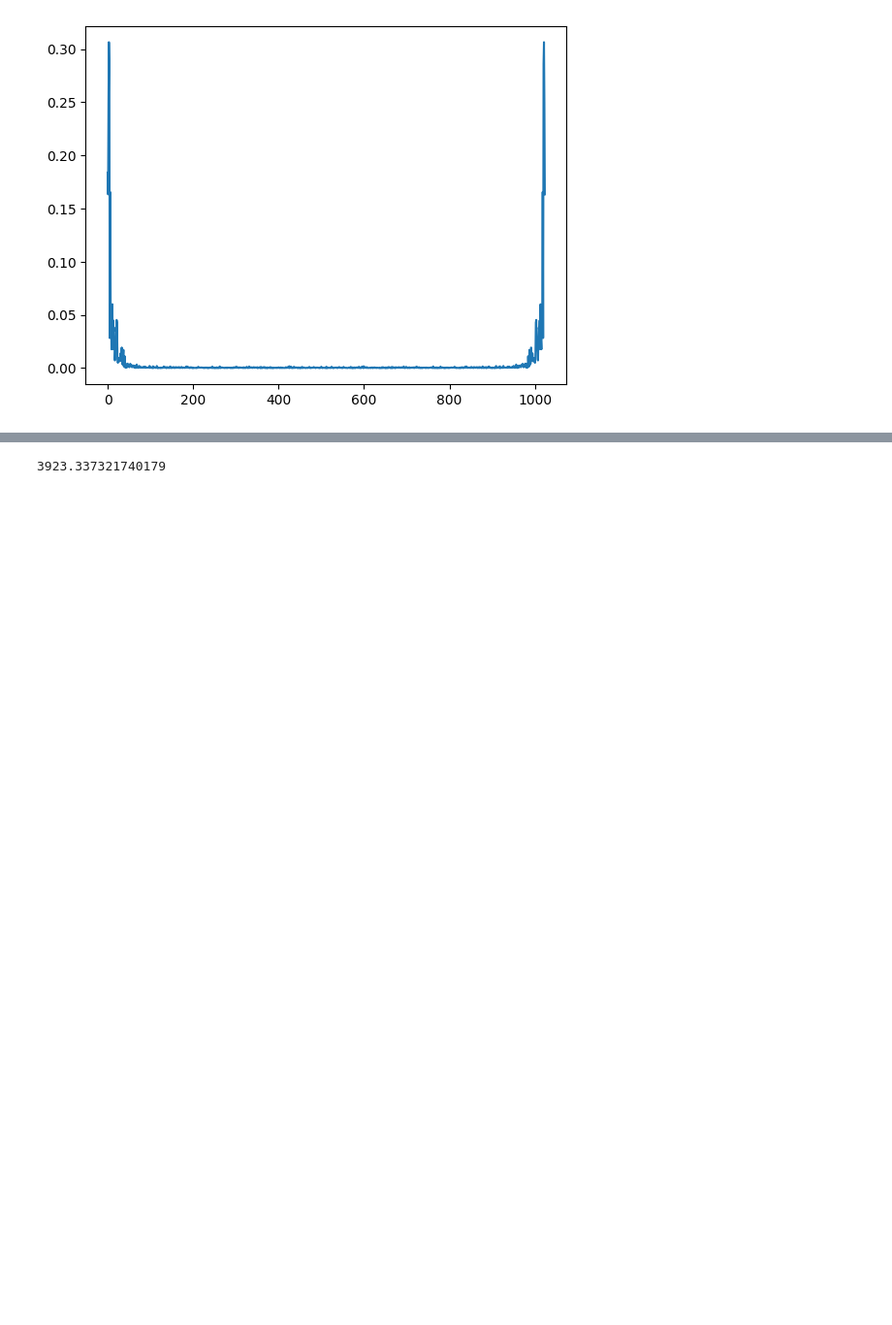
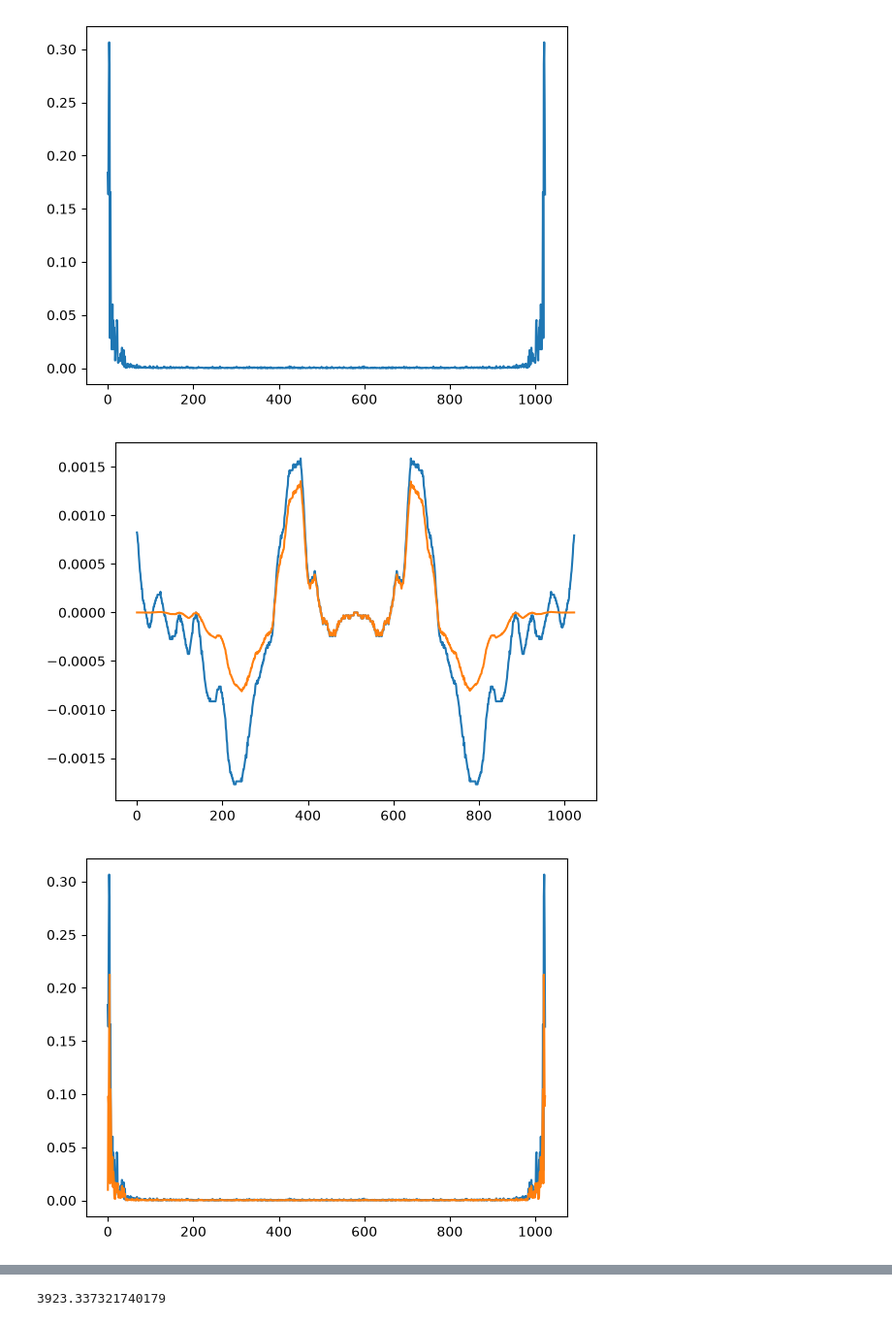
Before and after one commit to khaczkiewicz/instrument-recognition-project, a Jupyter notebook: mel_spectrogram.ipynb, the cells around one changed output, grey strips where cells are left out. Shown at 97% size. Cells and saved outputs as stored; diff of their text form; code cells hidden in the pictures; blank space fills up the shorter version.

```diff
--- a/mel_spectrogram.ipynb
+++ b/mel_spectrogram.ipynb
@@ -499,6 +436,22 @@ plt.show()
 # %% [output]
 [figure]
 [figure]
+# %%
+raw = sliced_audio[0]
+hanned = hanned_frames[0]
+
+plt.plot(raw)
+plt.plot(hanned)
+plt.show()
+
+dft_no_hann = np.abs(DFT(raw))
+dft_hann = np.abs(DFT(hanned))
+plt.plot(dft_no_hann)
+plt.plot(dft_hann)
+plt.show()
+# %% [output]
+[figure, added]
+[figure, added]
 # %% [markdown]
 ### Mel Filterbank
 Nakładanie filtrów trójkątnych
```
Also changed, not shown: parts of 15 cells of this notebook.
